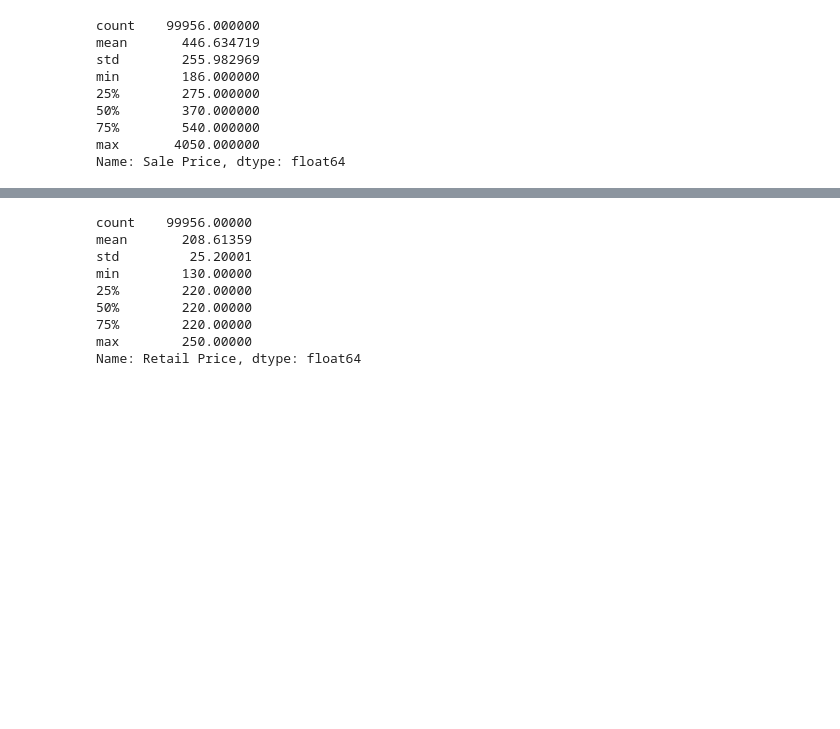
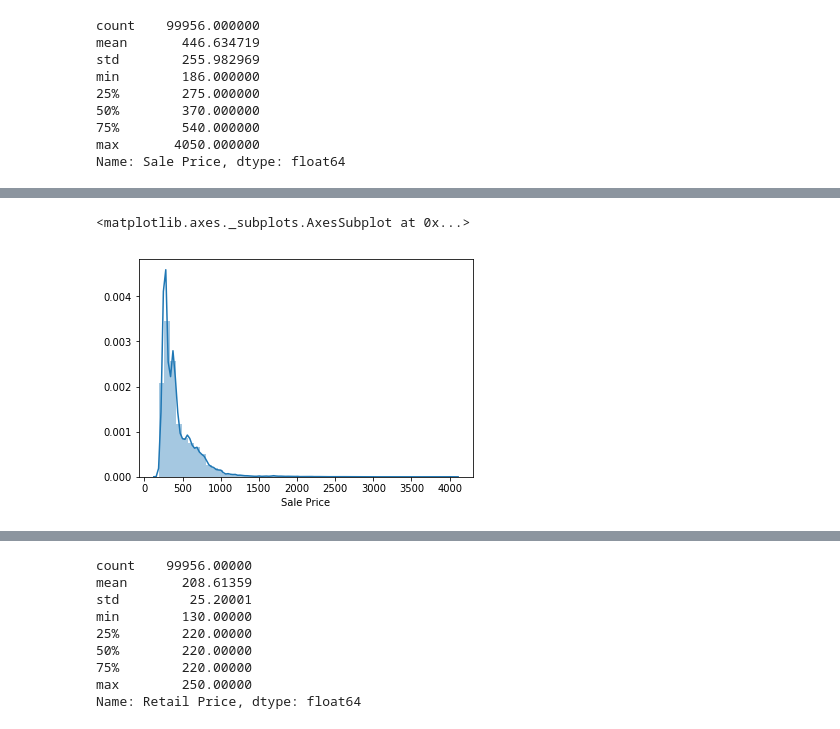
Before and after one commit to njavro/CS591, a Jupyter notebook: Project/CS591 Data Analysis.ipynb, the cells around one changed output, grey strips where cells are left out. Cells and saved outputs as stored; diff of their text form; code cells hidden in the pictures; blank space fills up the shorter version.

Commit message:
visualizations added

```diff
--- a/Project/CS591 Data Analysis.ipynb
+++ b/Project/CS591 Data Analysis.ipynb
@@ -72,0 +85,6 @@ Name: Sale Price, dtype: float64
+# %%
+#Plot price column, as we can see most of the prices hoover around $200-$500
+sns.distplot(stockx_2019_data['Sale Price'])
+# %% [output]
+<matplotlib.axes._subplots.AxesSubplot at 0x...>
+[figure, added]
```
Also changed, not shown: parts of 12 cells of this notebook.
